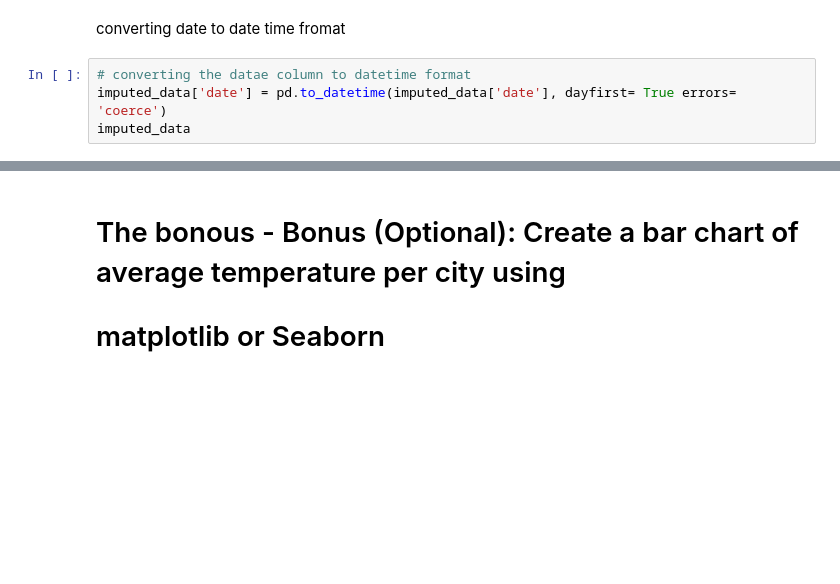
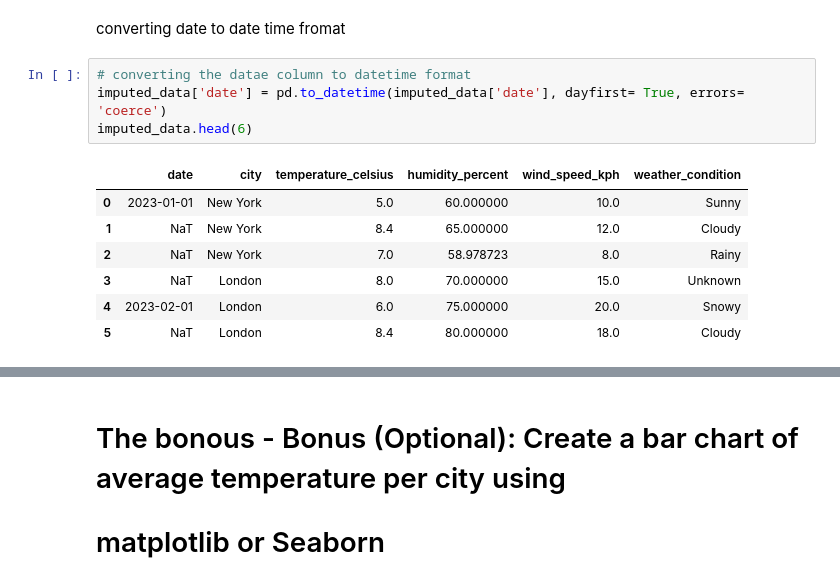
Before and after one commit to itsdagi/shega-data-engineering, a Jupyter notebook: climate.ipynb, the cells around one changed output, grey strips where cells are left out. Drawn from its saved outputs; the diff is of its cells as text; blank space fills up the shorter version.

```diff
--- a/climate.ipynb
+++ b/climate.ipynb
@@ -92,5 +97,13 @@ imputed_data
 converting date to date time fromat
 # %%
 # converting the datae column to datetime format
-imputed_data['date'] = pd.to_datetime(imputed_data['date'], dayfirst= True errors= 'coerce')
-imputed_data
+imputed_data['date'] = pd.to_datetime(imputed_data['date'], dayfirst= True, errors= 'coerce')
+imputed_data.head(6)
+# %% [output]
+|  | date | city | temperature_celsius | humidity_percent | wind_speed_kph | weather_condition |
+| 0 | 2023-01-01 | New York | 5.0 | 60.000000 | 10.0 | Sunny |
+| 1 | NaT | New York | 8.4 | 65.000000 | 12.0 | Cloudy |
+| 2 | NaT | New York | 7.0 | 58.978723 | 8.0 | Rainy |
+| 3 | NaT | London | 8.0 | 70.000000 | 15.0 | Unknown |
+| 4 | 2023-02-01 | London | 6.0 | 75.000000 | 20.0 | Snowy |
+| 5 | NaT | London | 8.4 | 80.000000 | 18.0 | Cloudy |
```
Also changed, not shown: parts of 8 cells of this notebook.
